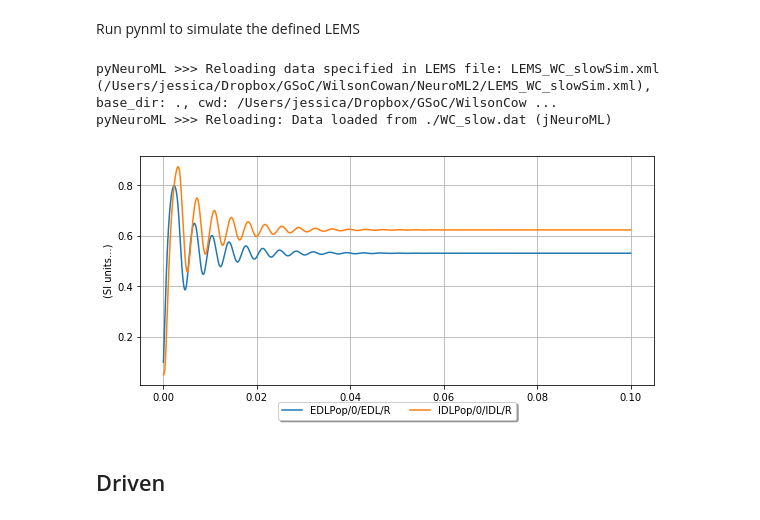
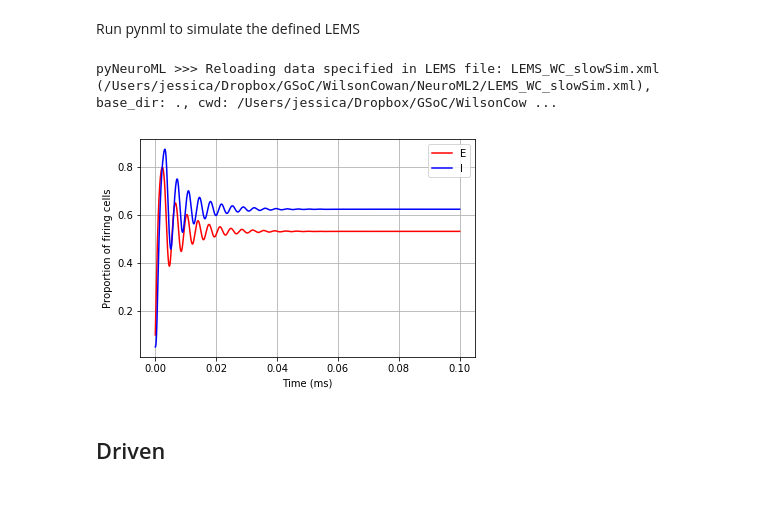
Before and after one commit to OpenSourceBrain/WilsonCowan, a Jupyter notebook: notebooks/Wilson_Cowan.ipynb, the cells around one changed output. Drawn from its saved outputs; the diff is of its cells as text; code cells hidden in the pictures.

Commit message:
Notebooks: Plot Driven and Slow results
* Correct axis labels

```diff
--- a/notebooks/Wilson_Cowan.ipynb
+++ b/notebooks/Wilson_Cowan.ipynb
@@ -18,12 +18,19 @@ import matplotlib.pyplot as plt
 %matplotlib inline
 from pyneuroml import pynml
 
-low_lems_file='LEMS_WC_slowSim.xml'
-low_results = pynml.run_lems_with_jneuroml(low_lems_file, nogui=True, load_saved_data=True, plot=True)
+no_drive_lems_file='LEMS_WC_slowSim.xml'
+no_drive_results = pynml.run_lems_with_jneuroml(no_drive_lems_file, nogui=True, load_saved_data=True, plot=False)
 # %% [output]
 pyNeuroML >>> Reloading data specified in LEMS file: LEMS_WC_slowSim.xml (/Users/jessica/Dropbox/GSoC/WilsonCowan/NeuroML2/LEMS_WC_slowSim.xml), base_dir: ., cwd: /Users/jessica/Dropbox/GSoC/WilsonCow ...
-pyNeuroML >>> Reloading: Data loaded from ./WC_slow.dat (jNeuroML)
-[figure, removed]
+# %%
+plt.plot(no_drive_results['t'], no_drive_results['EDLPop/0/EDL/R'], label='E', color='r')
+plt.plot(no_drive_results['t'], no_drive_results['IDLPop/0/IDL/R'], label='I', color='b')
+plt.xlabel('Time (ms)')
+plt.ylabel('Proportion of firing cells')
+plt.legend()
+plt.grid(True)
+# %% [output]
+[figure, added]
 # %% [markdown]
 ## Driven
 # %%
```
Also changed, not shown: parts of 2 cells of this notebook.
